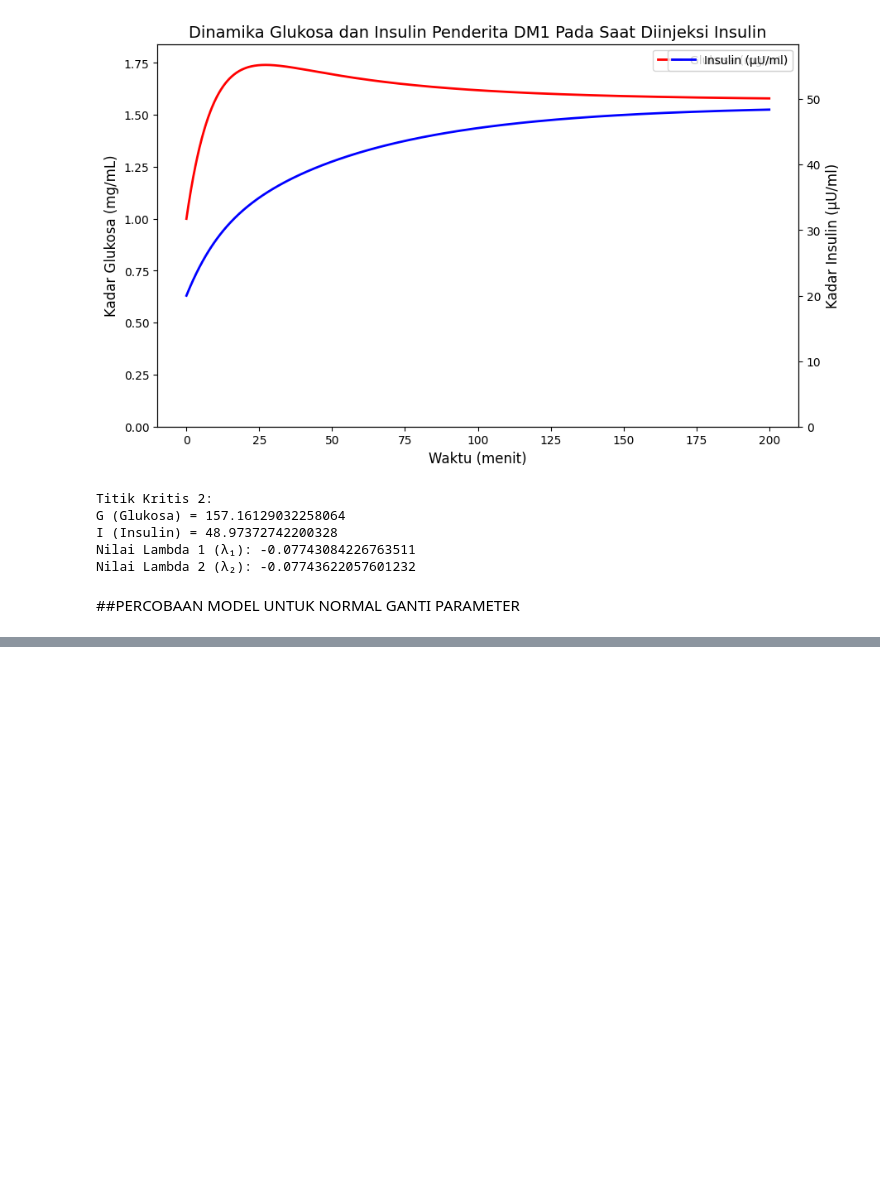
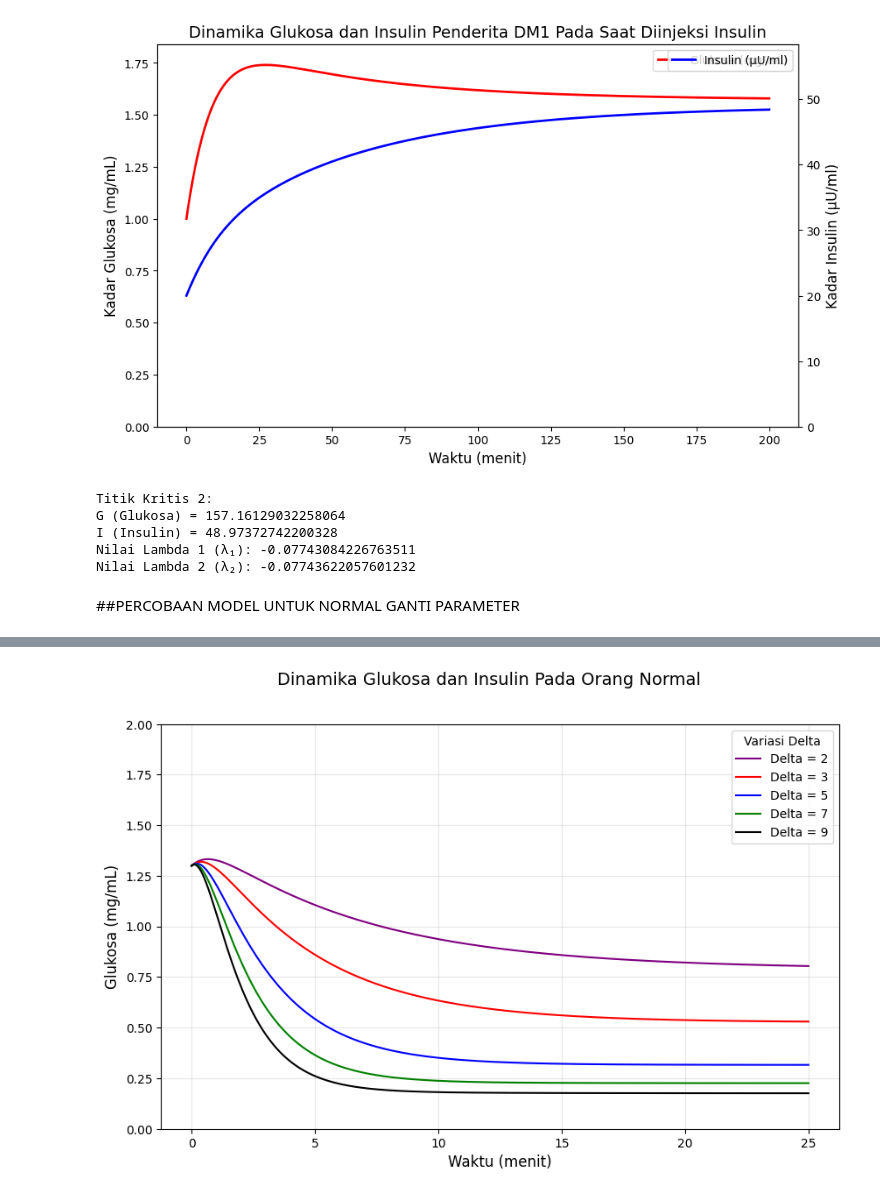
Before and after one commit to dayudyah20/Model-April, a Jupyter notebook: 25_APRIL_MODEL.ipynb, the cells around one changed output, grey strips where cells are left out. Cells and saved outputs as stored; diff of their text form; code cells hidden in the pictures; blank space fills up the shorter version.

```diff
--- a/25_APRIL_MODEL.ipynb
+++ b/25_APRIL_MODEL.ipynb
@@ -469,0 +532,62 @@ Nilai Lambda 2 (λ₂): -0.07743622057601232
+# %%
+#1
+import numpy as np
+import matplotlib.pyplot as plt
+
+# Fungsi model glukosa-insulin
+def f(z, t, alpha, gamma, theta, delta, beta):
+    G, I = z
+    dGdt = alpha - gamma * G - theta * G * I      # perubahan kadar glukosa
+    dIdt = delta * G - beta * I * G               # perubahan kadar insulin
+    return np.array([dGdt, dIdt])
+
+# Fungsi Runge-Kutta orde 4 (versi dinamis dengan h)
+def runge_kutta_4(f, z0, t, params):
+    n = len(t)
+    z = np.zeros((n, len(z0)))
+    z[0] = z0
+    for i in range(1, n):
+        h = t[i] - t[i-1]
+        k1 = f(z[i-1], t[i-1], *params)
+        k2 = f(z[i-1] + 0.5 * h * k1, t[i-1] + 0.5 * h, *params)
+        k3 = f(z[i-1] + 0.5 * h * k2, t[i-1] + 0.5 * h, *params)
+        k4 = f(z[i-1] + h * k3, t[i-1] + h, *params)
+        z[i] = z[i-1] + (h / 6.0) * (k1 + 2 * k2 + 2 * k3 + k4)
+    return z
+
+# Parameter model tetap
+alpha = 12
+gamma = 0.0002
+theta = 0.00075919
+beta = 0.01
+
+# Rentang waktu simulasi
+t = np.linspace(0, 25, 3000)
+
+# Variasi delta yang ingin diuji
+delta_list = [2, 3, 5, 7, 9]
+colors = ['purple','red', 'blue', 'green', 'black']
+
+fig, ax1 = plt.subplots(figsize=(10, 6))
+
+for i, delta in enumerate(delta_list):
+    z0 = [130.0, 5.0]  # Kondisi awal Glukosa (mg/dL) dan Insulin
+    params = (alpha, gamma, theta, delta, beta)
+    solution = runge_kutta_4(f, z0, t, params)
+
+    glucose = solution[:, 0] / 100  # Ubah glukosa dari mg/dL ke mg/mL
+
+    ax1.plot(t, glucose, color=colors[i],
+             label=f'Delta = {delta}',
+             linestyle='dotted' if delta == 0 else '-')
+
+ax1.set_xlabel('Waktu (menit)', fontsize=12)
+ax1.set_ylabel('Glukosa (mg/mL)', color='black', fontsize=12)
+ax1.set_ylim(0, 2)  # Disesuaikan karena sudah dalam mg/mL
+ax1.legend(loc="upper right", title="Variasi Delta", fontsize=10)
+ax1.grid(alpha=0.3)
+
+fig.suptitle('Dinamika Glukosa dan Insulin Pada Orang Normal', fontsize=14)
+plt.show()
+# %% [output]
+[figure, added]
```
Also changed, not shown: parts of 3 cells of this notebook.
